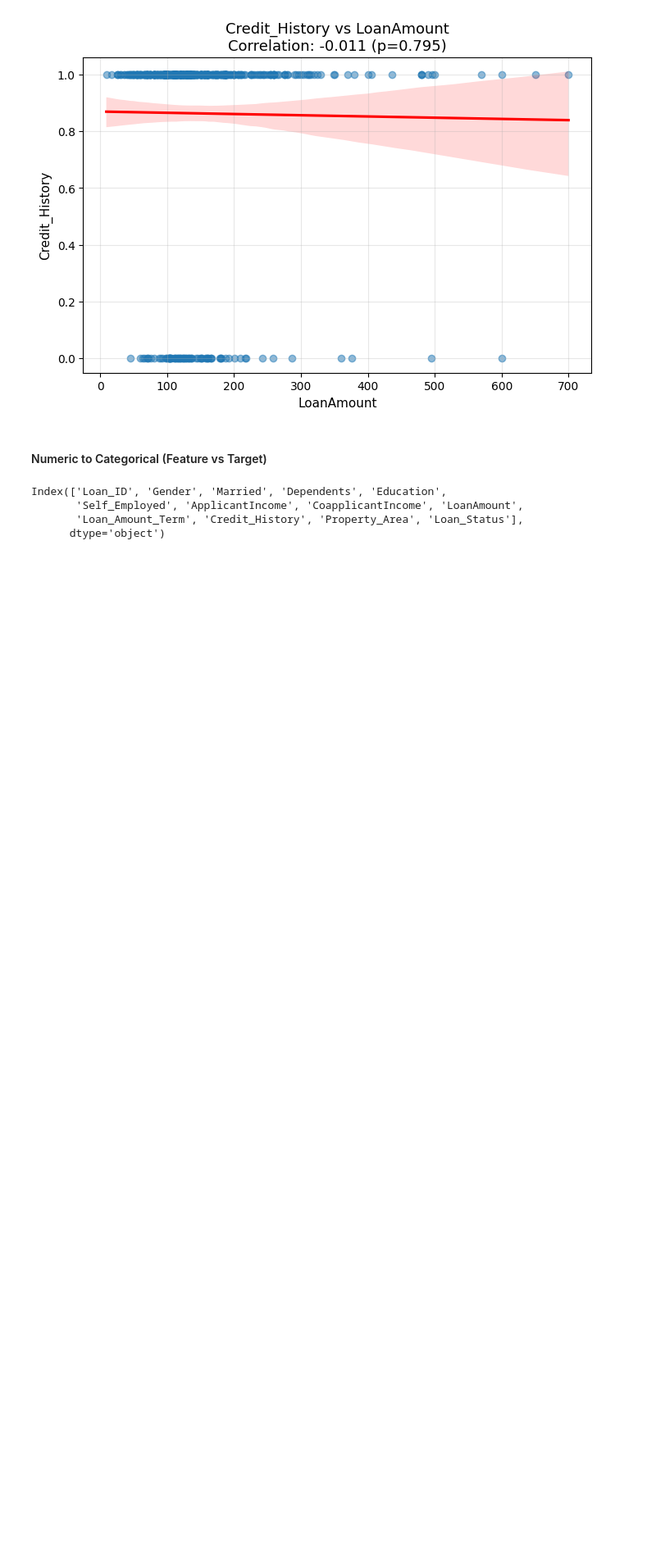
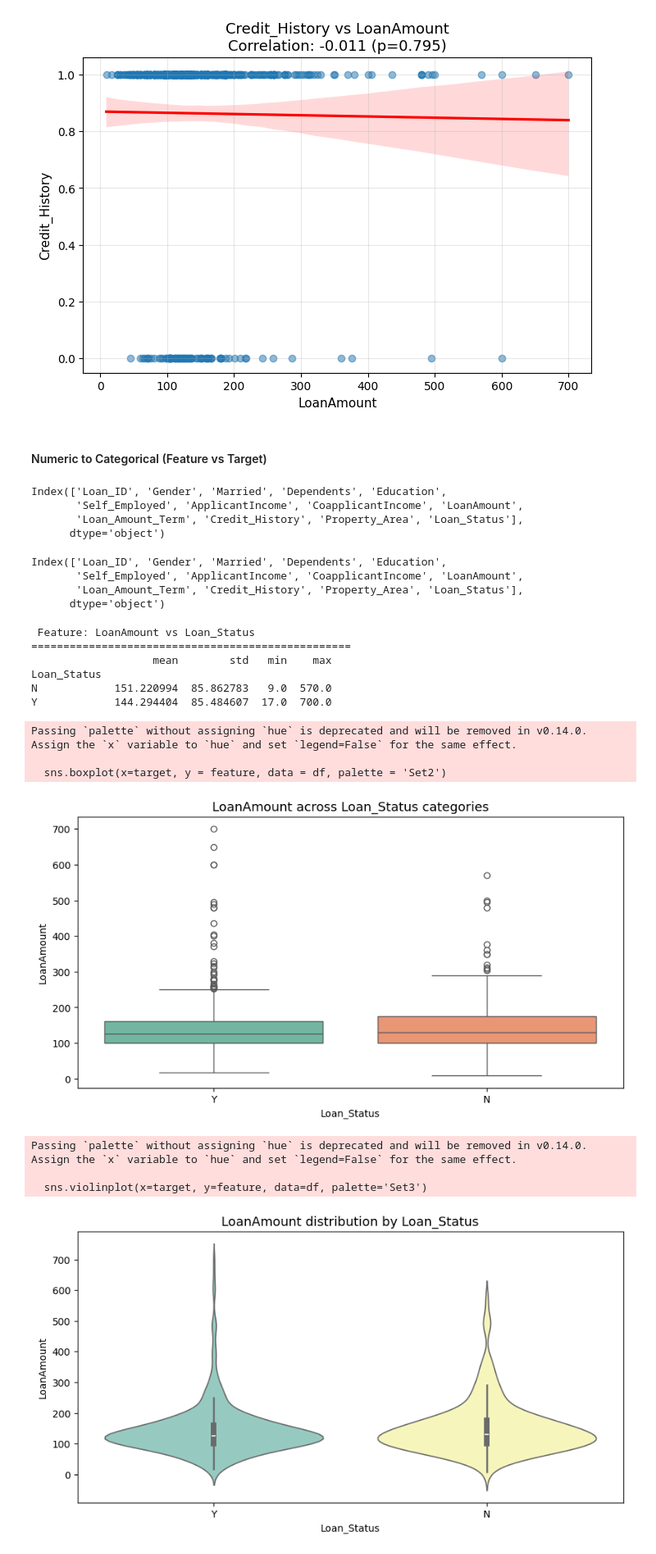
Before and after one commit to KudoroEsther/Files_Backend, a Jupyter notebook: HomeLoan.ipynb, the cells around one changed output. Shown at 82% size. Drawn from its saved outputs; the diff is of its cells as text; code cells hidden in the pictures; blank space fills up the shorter version.

Commit message:
Loan

```diff
--- a/HomeLoan.ipynb
+++ b/HomeLoan.ipynb
@@ -571,4 +571,47 @@ def bivariate_num_cat(df, feature, target='Loan_Status'):
     print("="*50)
 
     #Group Summary
-    summary = df.groupby(target)
+    summary = df.groupby(target)[feature].describe()[['mean', 'std', 'min', 'max']]
+    print(summary)
+    print()
+
+    plt.figure(figsize=(10,5))
+
+    #Boxplot + mean line
+    sns.boxplot(x=target, y = feature, data = df, palette = 'Set2')
+    plt.title(f'{feature} across {target} categories', fontsize=13)
+    plt.xlabel(target)
+    plt.ylabel(feature)
+    plt.show()
+
+    #Violin plot for distribution shape
+    plt.figure(figsize=(10,5))
+    sns.violinplot(x=target, y=feature, data=df, palette='Set3')
+    plt.title(f"{feature} distribution by {target}", fontsize=13)
+    plt.xlabel(target)
+    plt.ylabel(feature)
+    plt.show()
+# %%
+df.columns
+# %% [output]
+Index(['Loan_ID', 'Gender', 'Married', 'Dependents', 'Education',
+       'Self_Employed', 'ApplicantIncome', 'CoapplicantIncome', 'LoanAmount',
+       'Loan_Amount_Term', 'Credit_History', 'Property_Area', 'Loan_Status'],
+      dtype='object')
+# %%
+bivariate_num_cat(train_data, 'LoanAmount', target='Loan_Status')
+# %% [output]
+ Feature: LoanAmount vs Loan_Status
+==================================================
+                   mean        std   min    max
+Loan_Status
+N            151.220994  85.862783   9.0  570.0
+Y            144.294404  85.484607  17.0  700.0
+Passing `palette` without assigning `hue` is deprecated and will be removed in v0.14.0. Assign the `x` variable to `hue` and set `legend=False` for the same effect.
+
+  sns.boxplot(x=target, y = feature, data = df, palette = 'Set2')
+[figure, added]
+Passing `palette` without assigning `hue` is deprecated and will be removed in v0.14.0. Assign the `x` variable to `hue` and set `legend=False` for the same effect.
+
+  sns.violinplot(x=target, y=feature, data=df, palette='Set3')
+[figure, added]
```
